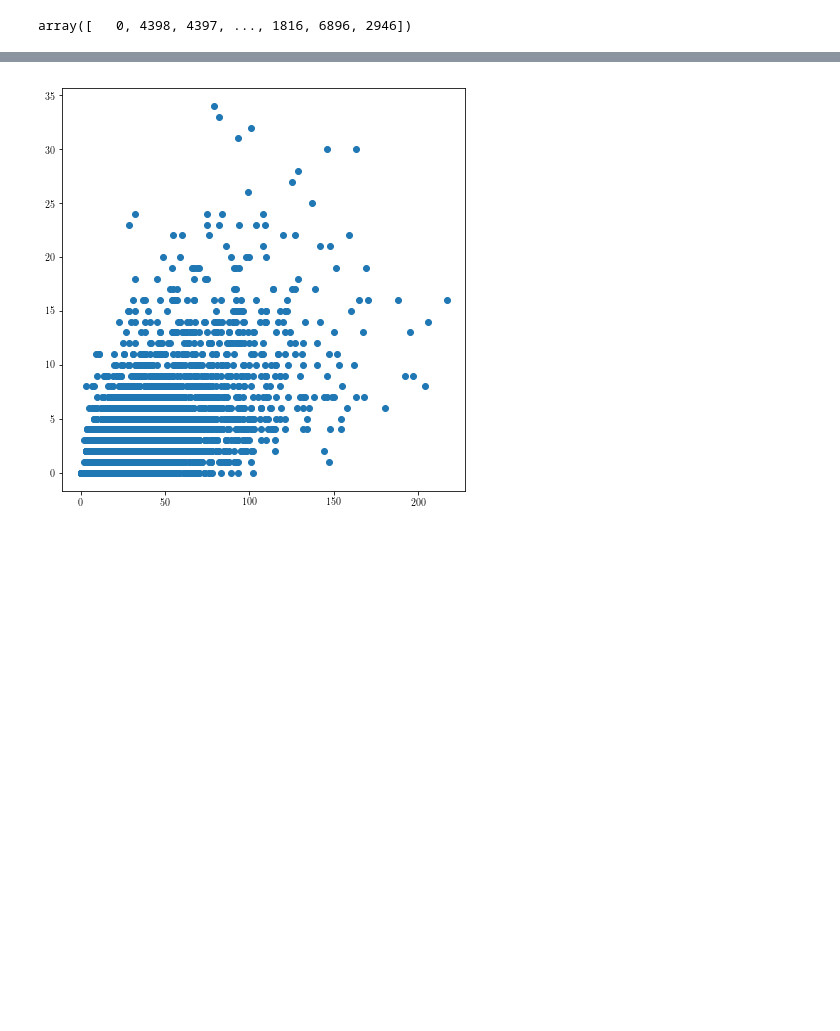
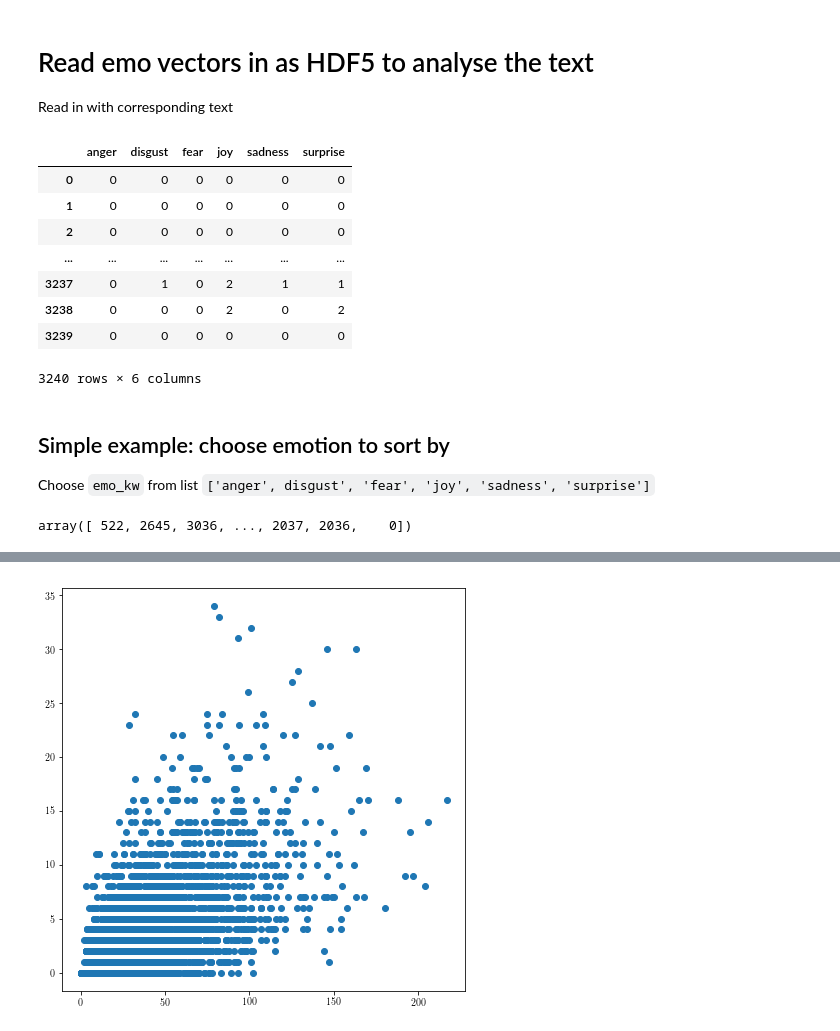
Before and after one commit to CDIPS-AI-2017/pensieve, a Jupyter notebook: Notebooks/emo.ipynb, the cells around one changed output, grey strips where cells are left out. Cells and saved outputs as stored; diff of their text form; code cells hidden in the pictures; blank space fills up the shorter version.

```diff
--- a/Notebooks/emo.ipynb
+++ b/Notebooks/emo.ipynb
@@ -1,6 +3,7 @@
 # %%
 import pensieve as pv
 import pandas as pd
+pd.options.display.max_rows = 6
 import numpy as np
 import re
 from tqdm import tqdm_notebook as tqdm
@@ -42,5 +94,27 @@ book_emotions = pd.read_hdf('book_emo.h5',key='book1')
+# %% [markdown]
+# Read emo vectors in as HDF5 to analyse the text
+Read in with corresponding text
+# %%
+rbook = 'book1'
+doc = pv.Doc('../../clusterpot/%s.txt' %rbook)
+book_emotions = pd.read_hdf('book_emo.h5',key=rbook)
+book_emotions
+# %% [output]
+|  | anger | disgust | fear | joy | sadness | surprise |
+| 0 | 0 | 0 | 0 | 0 | 0 | 0 |
+| 1 | 0 | 0 | 0 | 0 | 0 | 0 |
+| 2 | 0 | 0 | 0 | 0 | 0 | 0 |
+| ... | ... | ... | ... | ... | ... | ... |
+| 3237 | 0 | 1 | 0 | 2 | 1 | 1 |
+| 3238 | 0 | 0 | 0 | 2 | 0 | 2 |
+| 3239 | 0 | 0 | 0 | 0 | 0 | 0 |
+3240 rows × 6 columns
+# %% [markdown]
+## Simple example: choose emotion to sort by
+Choose `emo_kw` from list `['anger', disgust', 'fear', 'joy', 'sadness', 'surprise']`
 # %%
-emo_rank = np.argsort(book_emotions.as_matrix()[:,3])
+emo_kw = 'anger'
+emo_rank = np.argsort(book_emotions[emo_kw].as_matrix())[::-1]
 emo_rank
 # %% [output]
-array([   0, 4398, 4397, ..., 1816, 6896, 2946])
+array([ 522, 2645, 3036, ..., 2037, 2036,    0])
```
Also changed, not shown: parts of 17 cells of this notebook, 1 other file.
